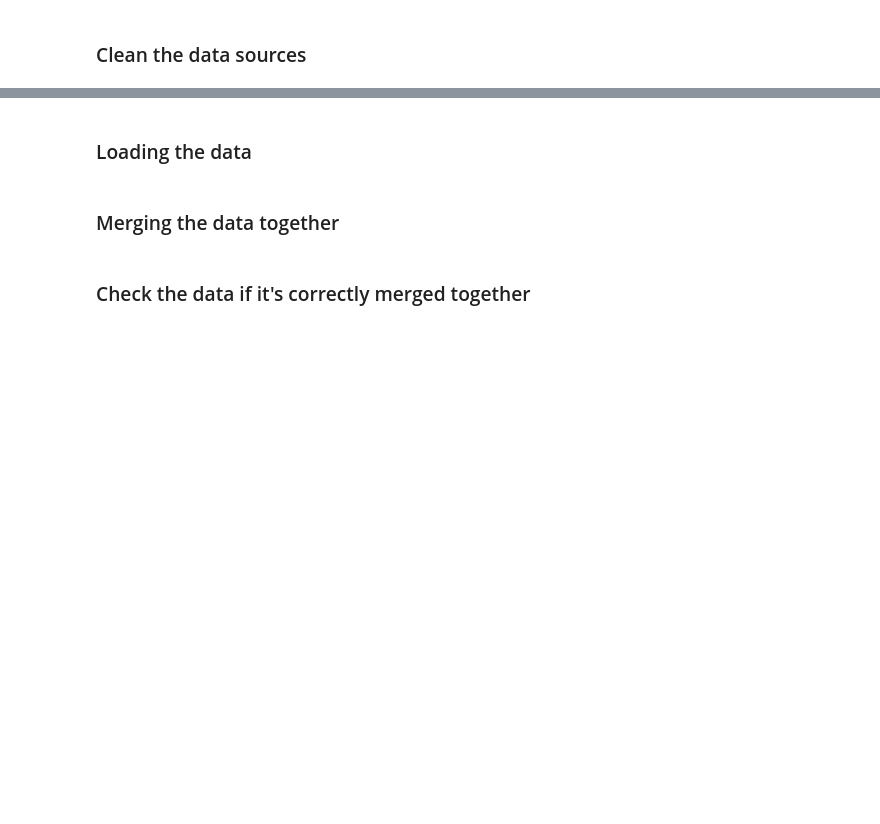
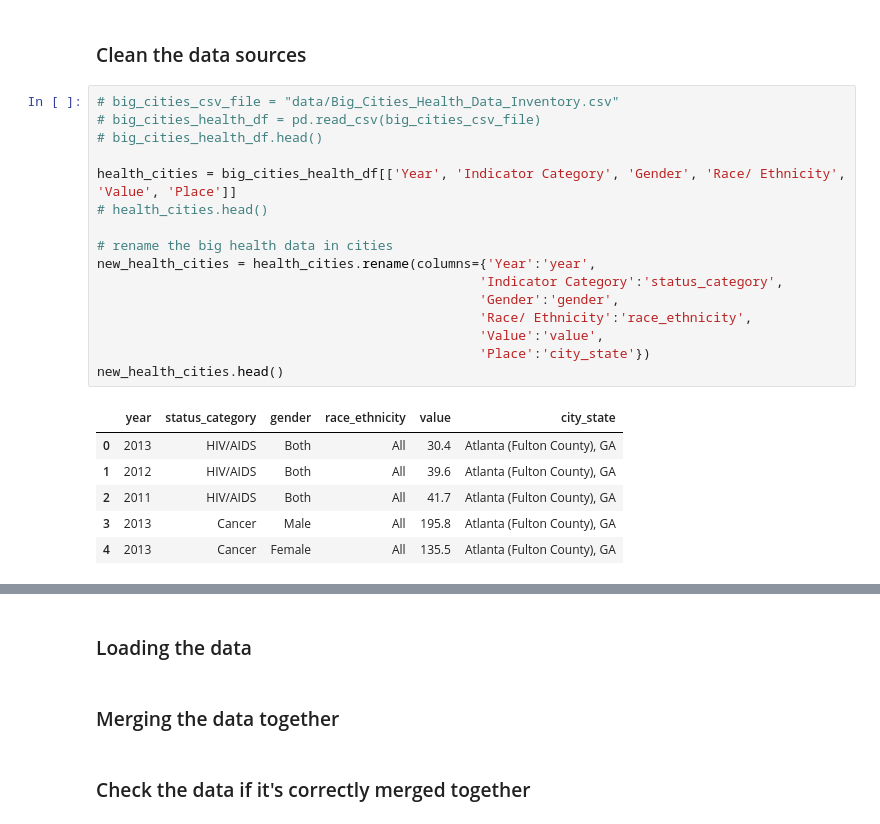
Before and after one commit to erikayi/Project-2-ETL-Cities-Health-Data, a Jupyter notebook: ETL_Cities_Health_Data_Project.ipynb, the cells around one changed output, grey strips where cells are left out. Saved outputs shown, nothing was run; the diff lists cells and outputs as text; blank space fills up the shorter version.

```diff
--- a/ETL_Cities_Health_Data_Project.ipynb
+++ b/ETL_Cities_Health_Data_Project.ipynb
@@ -31,2 +90,25 @@ hospital_beds_ownership_df.head()
 # %% [markdown]
 ### Clean the data sources
+# %%
+# big_cities_csv_file = "data/Big_Cities_Health_Data_Inventory.csv"
+# big_cities_health_df = pd.read_csv(big_cities_csv_file)
+# big_cities_health_df.head()
+
+health_cities = big_cities_health_df[['Year', 'Indicator Category', 'Gender', 'Race/ Ethnicity', 'Value', 'Place']]
+# health_cities.head()
+
+# rename the big health data in cities
+new_health_cities = health_cities.rename(columns={'Year':'year',
+                                                 'Indicator Category':'status_category',
+                                                 'Gender':'gender',
+                                                 'Race/ Ethnicity':'race_ethnicity',
+                                                 'Value':'value',
+                                                 'Place':'city_state'})
+new_health_cities.head()
+# %% [output]
+|  | year | status_category | gender | race_ethnicity | value | city_state |
+| 0 | 2013 | HIV/AIDS | Both | All | 30.4 | Atlanta (Fulton County), GA |
+| 1 | 2012 | HIV/AIDS | Both | All | 39.6 | Atlanta (Fulton County), GA |
+| 2 | 2011 | HIV/AIDS | Both | All | 41.7 | Atlanta (Fulton County), GA |
+| 3 | 2013 | Cancer | Male | All | 195.8 | Atlanta (Fulton County), GA |
+| 4 | 2013 | Cancer | Female | All | 135.5 | Atlanta (Fulton County), GA |
```
Also changed, not shown: parts of 23 cells of this notebook, 1 other file.
